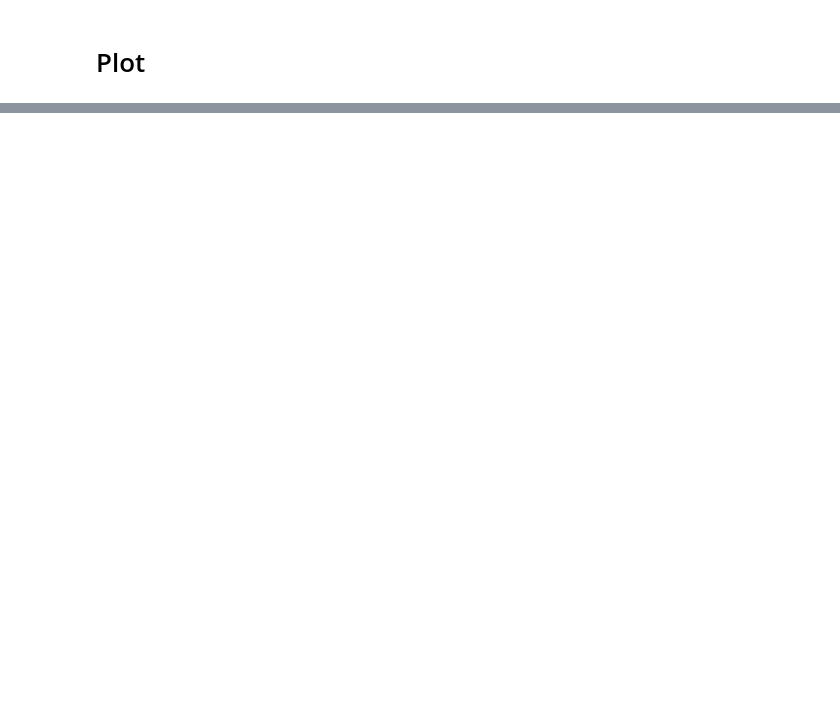
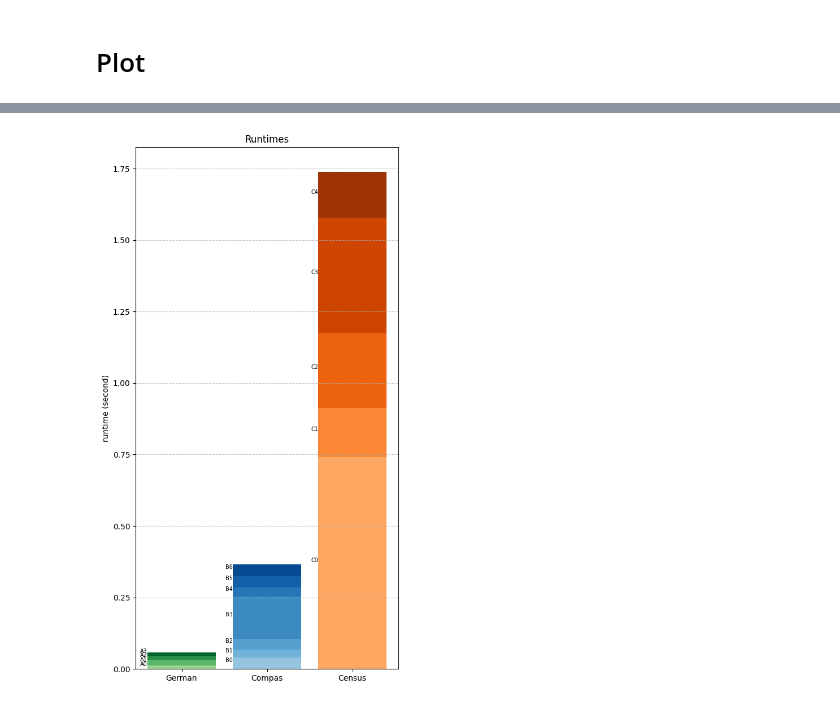
Before and after one commit to yuyan-z/tensor_prov, a Jupyter notebook: examples/evaluation.ipynb, the cells around one changed output, grey strips where cells are left out. Cells and saved outputs as stored; diff of their text form; code cells hidden in the pictures; blank space fills up the shorter version.

```diff
--- a/examples/evaluation.ipynb
+++ b/examples/evaluation.ipynb
@@ -730,0 +808,44 @@ plt.show()
+# %%
+# Text version
+import matplotlib.pyplot as plt
+import numpy as np
+
+data = [runtimes_A, runtimes_B, runtimes_C]
+labels = ["German", "Compas", "Census"]
+x = np.arange(len(labels))
+
+cmaps = [plt.cm.Greens, plt.cm.Blues, plt.cm.Oranges]
+
+plt.figure(figsize=(6, 12))
+
+for j, runtimes in enumerate(data):
+    bottom = 0
+    cmap = cmaps[j]
+    n = len(runtimes)
+    for i, (key, value) in enumerate(runtimes.items()):
+        color = cmap(0.4 + 0.5 * (i / (n - 1 if n > 1 else 1)))
+        plt.bar(
+            x[j],
+            value,
+            bottom=bottom,
+            color=color,
+            label=key
+        )
+        plt.text(
+            x[j] - 0.4,
+            bottom + value / 2,
+            key,
+            ha="right",
+            va="bottom",
+            color="black",
+            fontsize=7
+        )
+        bottom += value
+
+plt.grid(axis="y", linestyle="--", alpha=0.7)
+plt.xticks(x, labels)
+plt.ylabel("runtime (second)")
+plt.title("Runtimes")
+plt.show()
+# %% [output]
+[figure, added]
```
Also changed, not shown: parts of 32 cells of this notebook, 5 other files.
